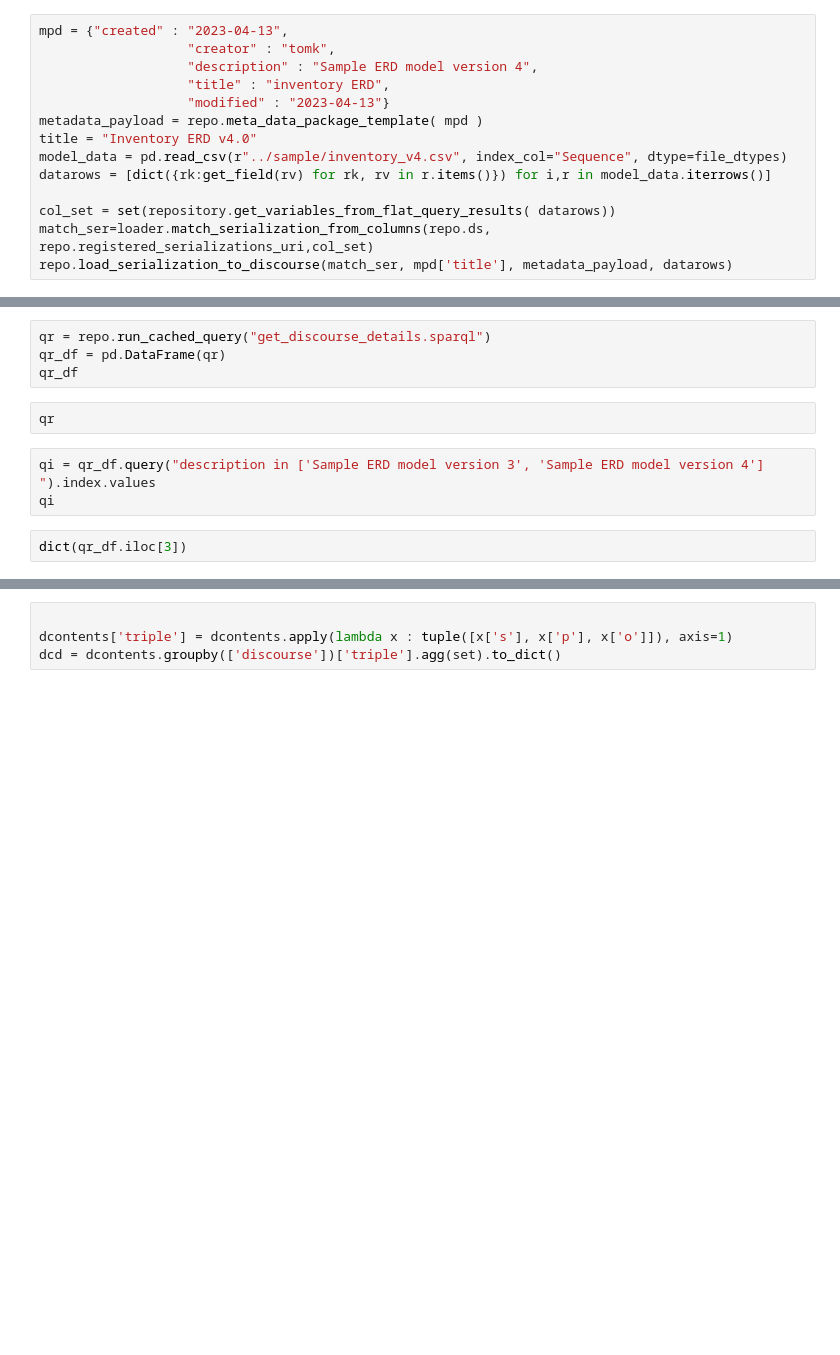
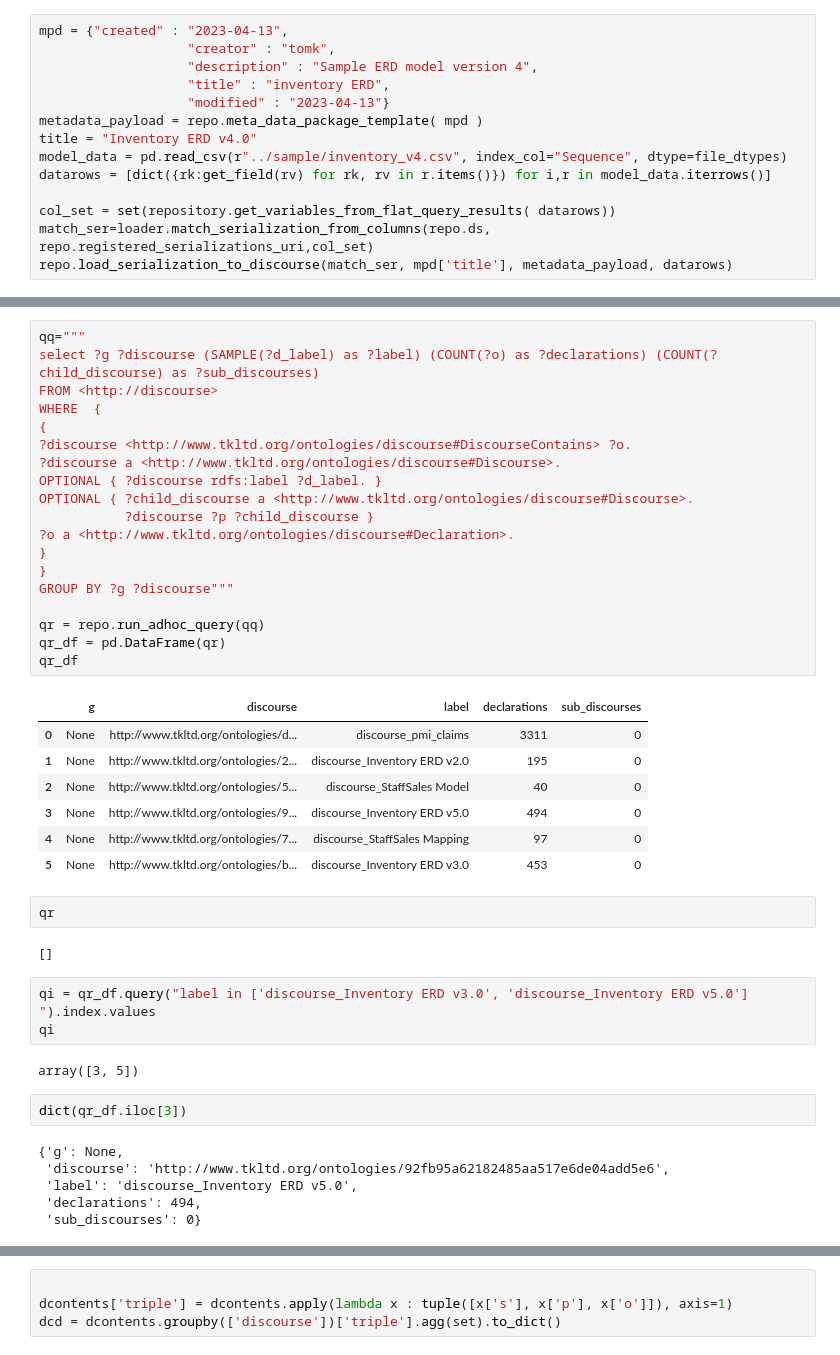
Before and after one commit to MrTomKimber/datamodels, a Jupyter notebook: IDE/Fuseki IO Development VI.ipynb, the cells around one changed output, grey strips where cells are left out. Cells and saved outputs as stored; diff of their text form; blank space fills up the shorter version.

```diff
--- a/IDE/Fuseki IO Development VI.ipynb
+++ b/IDE/Fuseki IO Development VI.ipynb
@@ -736,14 +834,47 @@ repo.discourse_hashes
 # %%
-qr = repo.run_cached_query("get_discourse_details.sparql")
+qq="""
+select ?g ?discourse (SAMPLE(?d_label) as ?label) (COUNT(?o) as ?declarations) (COUNT(?child_discourse) as ?sub_discourses)
+FROM <http://discourse>
+WHERE  {
+{
+?discourse <http://www.tkltd.org/ontologies/discourse#DiscourseContains> ?o.
+?discourse a <http://www.tkltd.org/ontologies/discourse#Discourse>.
+OPTIONAL { ?discourse rdfs:label ?d_label. }
+OPTIONAL { ?child_discourse a <http://www.tkltd.org/ontologies/discourse#Discourse>.
+		   ?discourse ?p ?child_discourse }
+?o a <http://www.tkltd.org/ontologies/discourse#Declaration>.
+}
+}
+GROUP BY ?g ?discourse"""
+
+qr = repo.run_adhoc_query(qq)
 qr_df = pd.DataFrame(qr)
 qr_df
+# %% [output]
+|  | g | discourse | label | declarations | sub_discourses |
+| 0 | None | http://www.tkltd.org/ontologies/d... | discourse_pmi_claims | 3311 | 0 |
+| 1 | None | http://www.tkltd.org/ontologies/2... | discourse_Inventory ERD v2.0 | 195 | 0 |
+| 2 | None | http://www.tkltd.org/ontologies/5... | discourse_StaffSales Model | 40 | 0 |
+| 3 | None | http://www.tkltd.org/ontologies/9... | discourse_Inventory ERD v5.0 | 494 | 0 |
+| 4 | None | http://www.tkltd.org/ontologies/7... | discourse_StaffSales Mapping | 97 | 0 |
+| 5 | None | http://www.tkltd.org/ontologies/b... | discourse_Inventory ERD v3.0 | 453 | 0 |
 # %%
 qr
+# %% [output]
+[]
 # %%
-qi = qr_df.query("description in ['Sample ERD model version 3', 'Sample ERD model version 4'] ").index.values
+qi = qr_df.query("label in ['discourse_Inventory ERD v3.0', 'discourse_Inventory ERD v5.0'] ").index.values
 qi
+# %% [output]
+array([3, 5])
 # %%
 dict(qr_df.iloc[3])
+# %% [output]
+{'g': None,
+ 'discourse': 'http://www.tkltd.org/ontologies/92fb95a62182485aa517e6de04add5e6',
+ 'label': 'discourse_Inventory ERD v5.0',
+ 'declarations': 494,
+ 'sub_discourses': 0}
 # %%
 d1 = qr_df.iloc[qi[0]]['discourse']
 d2 = qr_df.iloc[qi[1]]['discourse']
```
Also changed, not shown: parts of 25 cells of this notebook, 5 other files.
